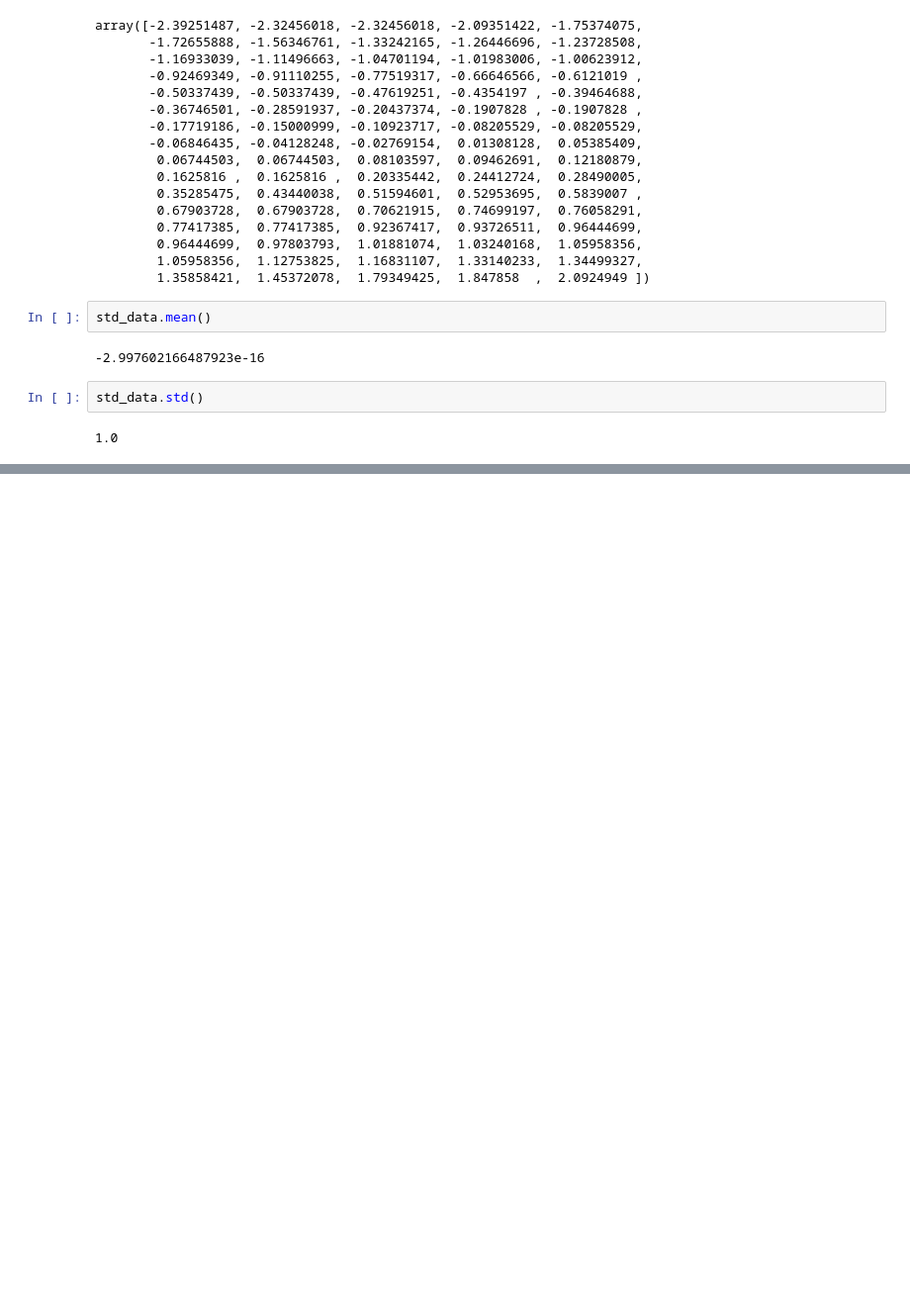
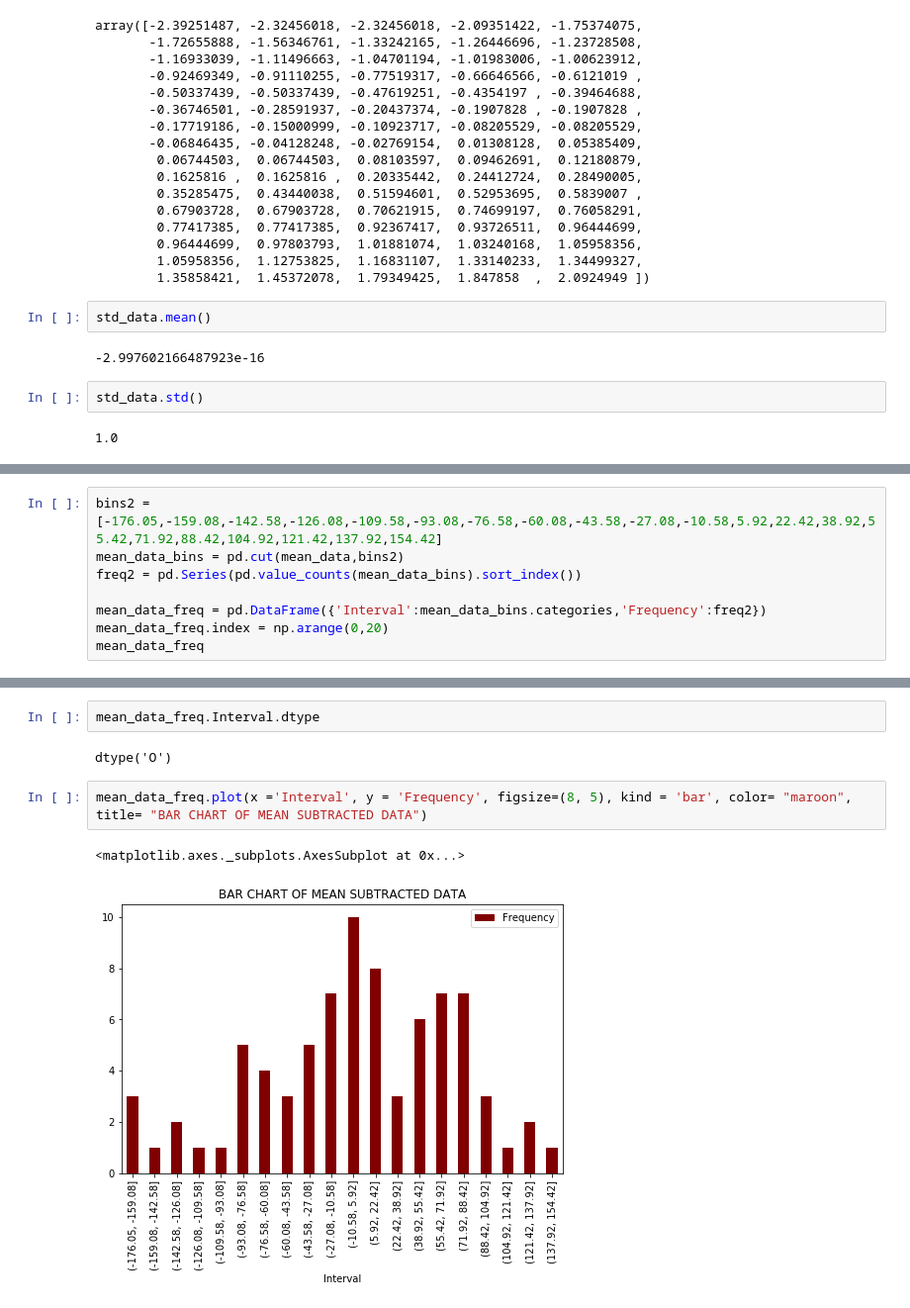
Before and after one commit to Salmankh3/Saylani_DS, a Jupyter notebook: DS_Class37.ipynb, the cells around one changed output, grey strips where cells are left out. Shown at 99% size. Saved outputs shown, nothing was run; the diff lists cells and outputs as text; blank space fills up the shorter version.

```diff
--- a/DS_Class37.ipynb
+++ b/DS_Class37.ipynb
@@ -89,0 +139,8 @@ std_data.std()
+# %%
+bins2 = [-176.05,-159.08,-142.58,-126.08,-109.58,-93.08,-76.58,-60.08,-43.58,-27.08,-10.58,5.92,22.42,38.92,55.42,71.92,88.42,104.92,121.42,137.92,154.42]
+mean_data_bins = pd.cut(mean_data,bins2)
+freq2 = pd.Series(pd.value_counts(mean_data_bins).sort_index())
+
+mean_data_freq = pd.DataFrame({'Interval':mean_data_bins.categories,'Frequency':freq2})
+mean_data_freq.index = np.arange(0,20)
+mean_data_freq
@@ -89,0 +165,9 @@ std_data.std()
+# %%
+mean_data_freq.Interval.dtype
+# %% [output]
+dtype('O')
+# %%
+mean_data_freq.plot(x ='Interval', y = 'Frequency', figsize=(8, 5), kind = 'bar', color= "maroon", title= "BAR CHART OF MEAN SUBTRACTED DATA")
+# %% [output]
+<matplotlib.axes._subplots.AxesSubplot at 0x...>
+[figure, added]
```
Also changed, not shown: parts of 18 cells of this notebook.
